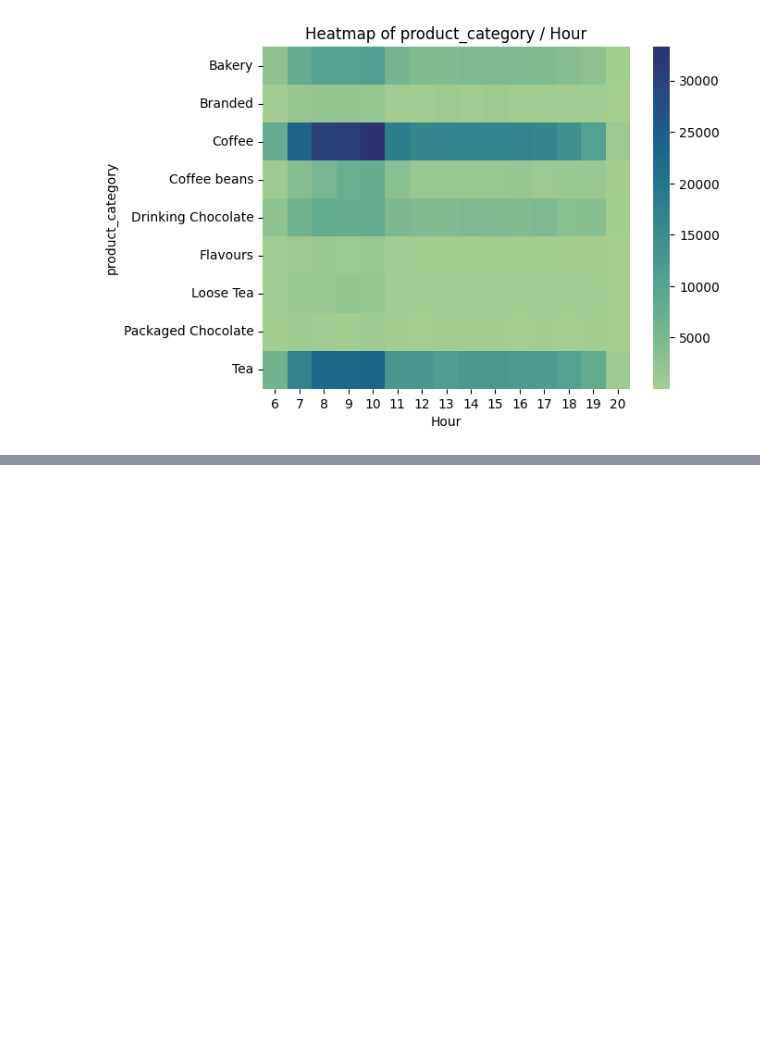
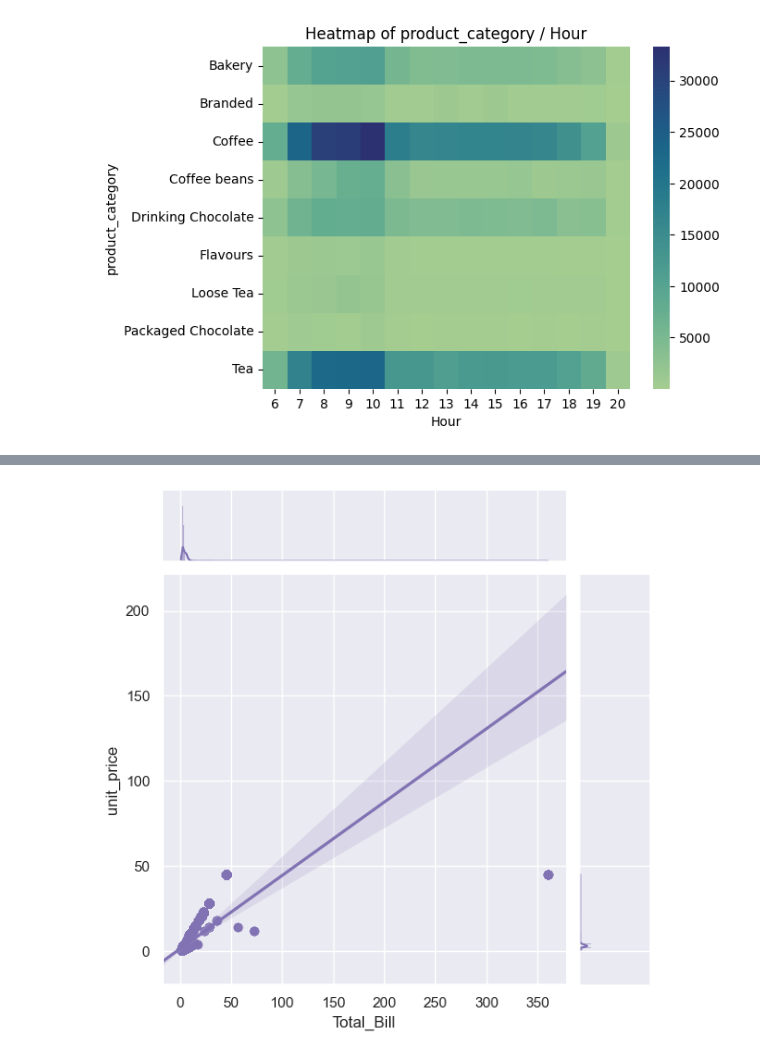
Before and after one commit to leo-cheung37/leo-cheung37, a Jupyter notebook: Statistics/Descriptive Statistics/descriptive_statistics.ipynb, the cells around one changed output, grey strips where cells are left out. Drawn from its saved outputs; the diff is of its cells as text; code cells hidden in the pictures; blank space fills up the shorter version.

```diff
--- a/Statistics/Descriptive Statistics/descriptive_statistics.ipynb
+++ b/Statistics/Descriptive Statistics/descriptive_statistics.ipynb
@@ -964,0 +974,5 @@ Text(0.5, 1.0, 'Heatmap of product_category / Hour')
+# %%
+sns.set_theme(style='darkgrid')
+g=sns.jointplot(data=df,x='Total_Bill', y='unit_price', kind='reg',truncate=False,color='m')
+# %% [output]
+[figure, added]
```
Also changed, not shown: parts of 3 cells of this notebook.
